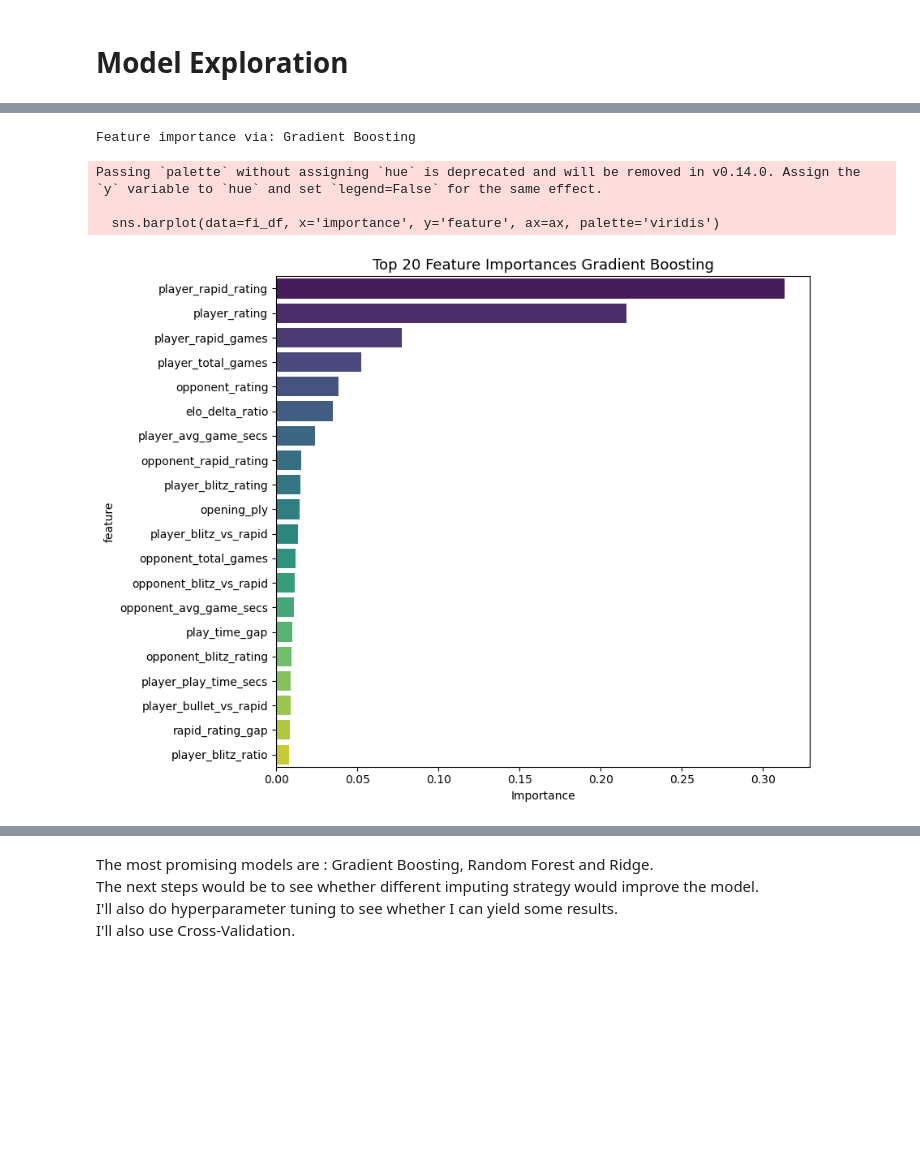
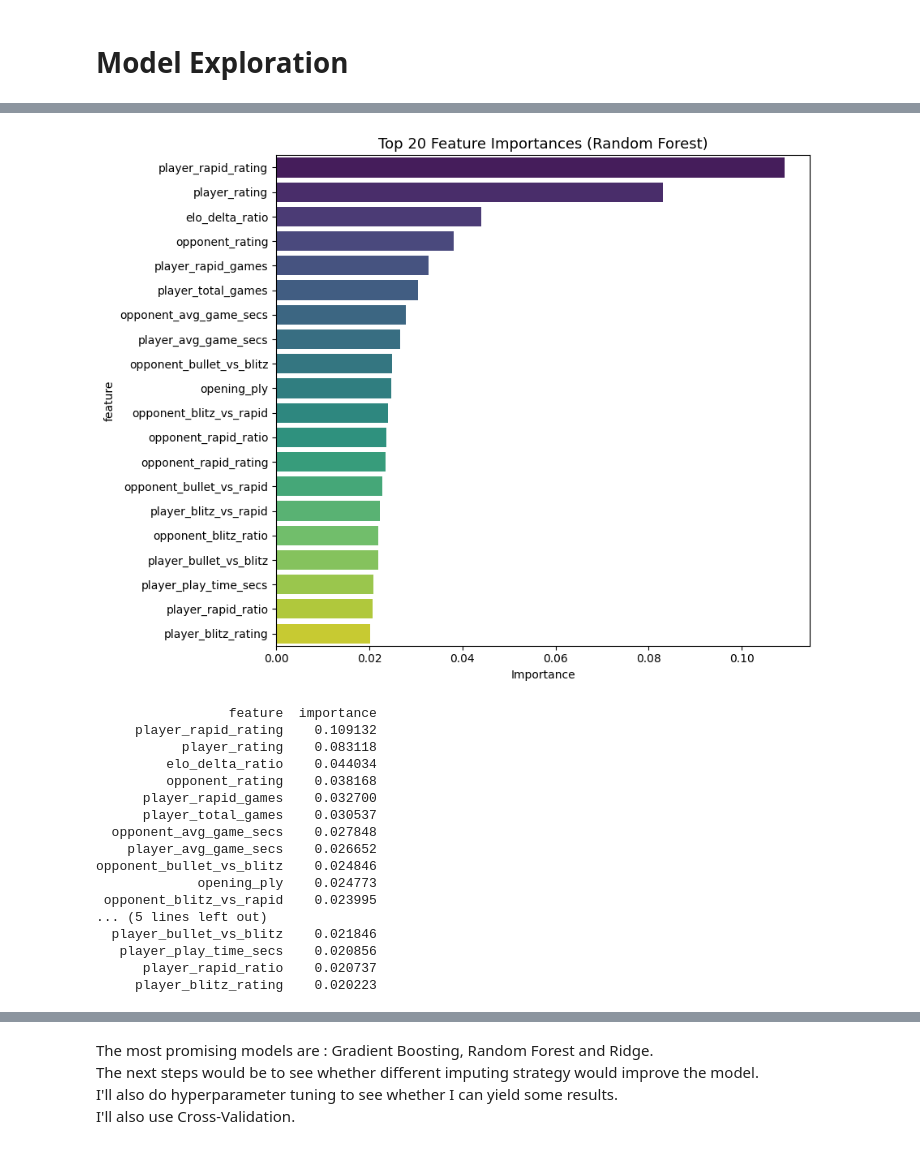
Before and after one commit to Kanku-SEP4-org/Chess-Assistance, a Jupyter notebook: machine_learning/trainer/notebooks/AccuracyPredictor/1_iter/AP_WorkingOnExpandedDataset.ipynb, the cells around one changed output, grey strips where cells are left out. Drawn from its saved outputs; the diff is of its cells as text; code cells hidden in the pictures; blank space fills up the shorter version.

```diff
--- a/machine_learning/trainer/notebooks/AccuracyPredictor/1_iter/AP_WorkingOnExpandedDataset.ipynb
+++ b/machine_learning/trainer/notebooks/AccuracyPredictor/1_iter/AP_WorkingOnExpandedDataset.ipynb
@@ -310,40 +298,40 @@ plt.show()
 # %%
+fi_pipe = Pipeline([
+    ('imputer', SimpleImputer(strategy='median')),
+    ('scaler',  StandardScaler()),
+    ('model',   RandomForestRegressor(n_estimators=100, random_state=random_state, n_jobs=-1)),
+])
 
-FEAT_IMP_MODELS = ['Gradient Boosting', 'Random Forest']
+fi_pipe.fit(X_train_val, y_train_val)
+importances = fi_pipe.named_steps['model'].feature_importances_
+feat_names  = X_train_val.columns.tolist()
 
-best_fi_name = next((m for m in results_df.index if m in FEAT_IMP_MODELS), None)
+fi_df = pd.DataFrame({'feature': feat_names, 'importance': importances})
+fi_df = fi_df.sort_values('importance', ascending=False).head(20)
 
-if best_fi_name:
-    print(f"Feature importance via: {best_fi_name}")
-    pipe = potential_models[best_fi_name]
-    pipe.fit(X_train_val, y_train_val)
-    importances = pipe.named_steps['model'].feature_importances_
-    feat_names = X_train_val.columns.tolist()
-
-    fi_df = pd.DataFrame({'feature': feat_names, 'importance': importances})
-    fi_df = fi_df.sort_values('importance', ascending=False).head(20)
-
-    fig, ax = plt.subplots(figsize=(9, 7))
-    sns.barplot(data=fi_df, x='importance', y='feature', ax=ax, palette='viridis')
-    ax.set_title(f'Top 20 Feature Importances {best_fi_name}', fontsize=13)
-    ax.set_xlabel('Importance')
-    plt.tight_layout()
-    plt.show()
-    print(fi_df.to_string(index=False))
-else:
-    from sklearn.inspection import permutation_importance
-    print(f"Using permutation importance for: {results_df.index[0]}")
-    best_pipe = potential_models[results_df.index[0]]
-    best_pipe.fit(X_train, y_train)
-    r = permutation_importance(best_pipe, X_val, y_val, n_repeats=10,
-                               random_state=random_state, scoring='neg_root_mean_squared_error')
-    fi_df = pd.DataFrame({'feature': X_val.columns,
-                          'importance': r.importances_mean})
-    fi_df = fi_df.sort_values('importance', ascending=False).head(20)
-    print(fi_df.to_string(index=False))
+fig, ax = plt.subplots(figsize=(9, 7))
+sns.barplot(data=fi_df, x='importance', y='feature', hue='feature', legend=False, ax=ax, palette='viridis')
+ax.set_title('Top 20 Feature Importances (Random Forest)', fontsize=13)
+ax.set_xlabel('Importance')
+plt.tight_layout()
+plt.show()
+print(fi_df.to_string(index=False))
 # %% [output]
+[figure, new version]
-Feature importance via: Gradient Boosting
+                 feature  importance
+     player_rapid_rating    0.109132
+           player_rating    0.083118
+         elo_delta_ratio    0.044034
+         opponent_rating    0.038168
+      player_rapid_games    0.032700
+      player_total_games    0.030537
+  opponent_avg_game_secs    0.027848
+    player_avg_game_secs    0.026652
+opponent_bullet_vs_blitz    0.024846
+             opening_ply    0.024773
+ opponent_blitz_vs_rapid    0.023995
+... (5 lines left out)
+  player_bullet_vs_blitz    0.021846
+   player_play_time_secs    0.020856
+      player_rapid_ratio    0.020737
+     player_blitz_rating    0.020223
-Passing `palette` without assigning `hue` is deprecated and will be removed in v0.14.0. Assign the `y` variable to `hue` and set `legend=False` for the same effect.
-
-  sns.barplot(data=fi_df, x='importance', y='feature', ax=ax, palette='viridis')
-[figure, old version]
```
Also changed, not shown: parts of 19 cells of this notebook.
